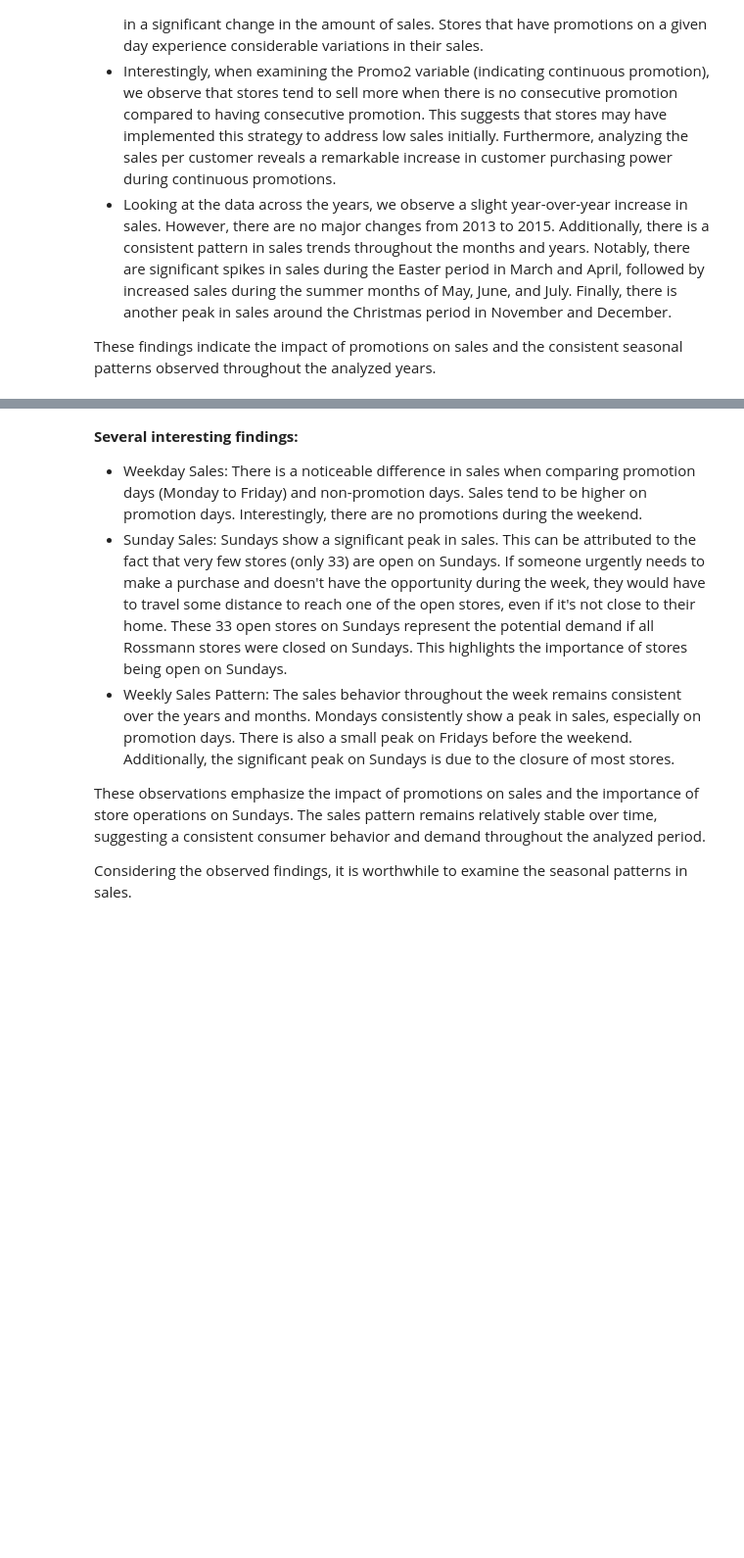
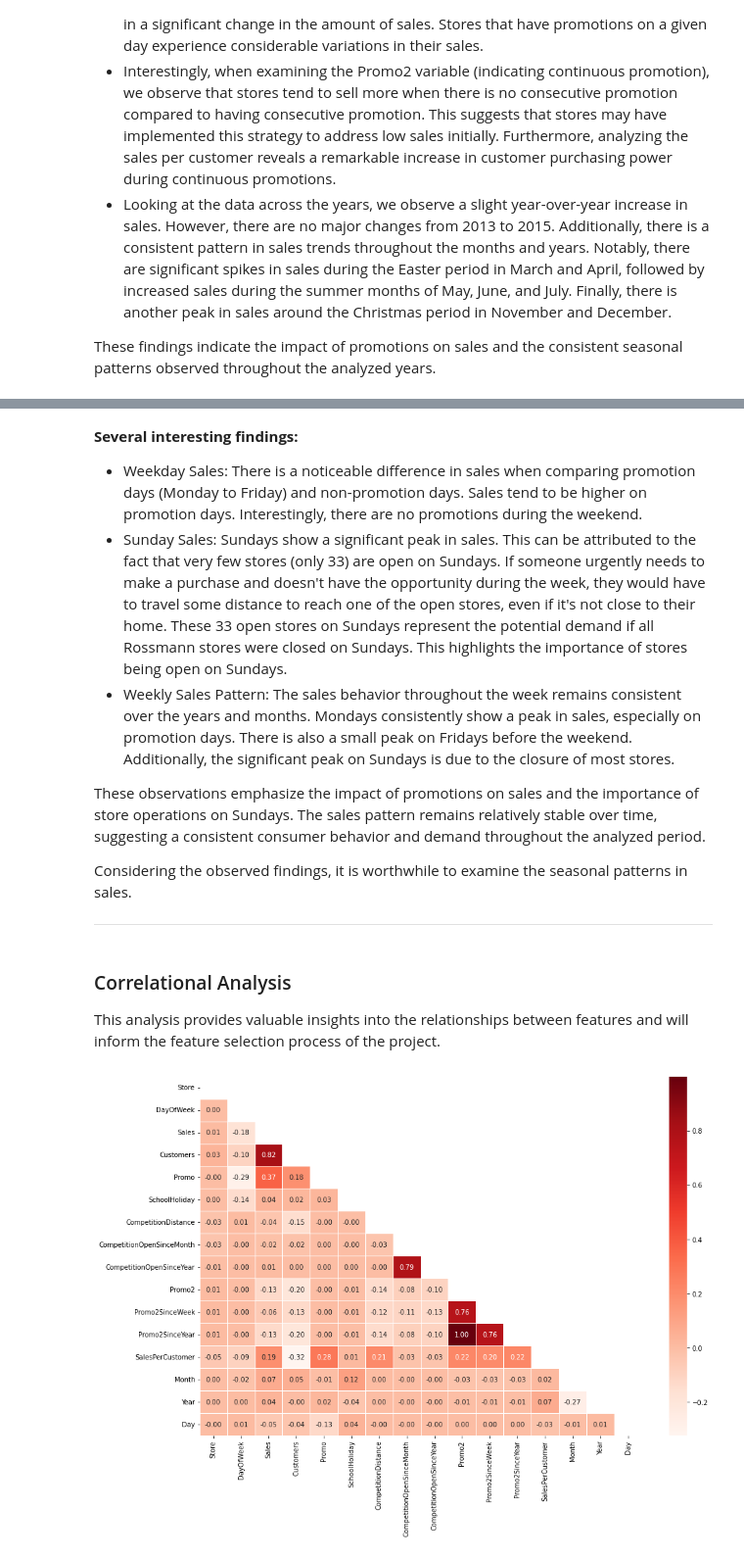
Before and after one commit to AdamKacprzycki/TimeSeries_RossmanStore_6W_Forecast, a Jupyter notebook: RossmanStoreSales.ipynb, the cells around one changed output, grey strips where cells are left out. Shown at 98% size. Saved outputs shown, nothing was run; the diff lists cells and outputs as text; code cells hidden in the pictures; blank space fills up the shorter version.

```diff
--- a/RossmanStoreSales.ipynb
+++ b/RossmanStoreSales.ipynb
@@ -1089,3 +1181,20 @@ plt.show()
 These observations emphasize the impact of promotions on sales and the importance of store operations on Sundays. The sales pattern remains relatively stable over time, suggesting a consistent consumer behavior and demand throughout the analyzed period.
 
 Considering the observed findings, it is worthwhile to examine the seasonal patterns in sales.
+
+_____
+# %% [markdown]
+### Correlational Analysis
+
+This analysis provides valuable insights into the relationships between features and will inform the feature selection process of the project.
+# %%
+df_correlation=df[['Store', 'DayOfWeek', 'Sales', 'Customers', 'Promo',
+                   'SchoolHoliday','CompetitionDistance', 'CompetitionOpenSinceMonth',
+                   'CompetitionOpenSinceYear', 'Promo2', 'Promo2SinceWeek',
+                   'Promo2SinceYear', 'SalesPerCustomer', 'Month', 'Year',
+                   'Day', 'StateHoliday', 'Assortment', 'StoreType',
+                   'PromoInterval']]
+# %%
+utl.plot_correlation_heatmap(df_correlation)
+# %% [output]
+[figure, added]
```
Also changed, not shown: parts of 36 cells of this notebook.
